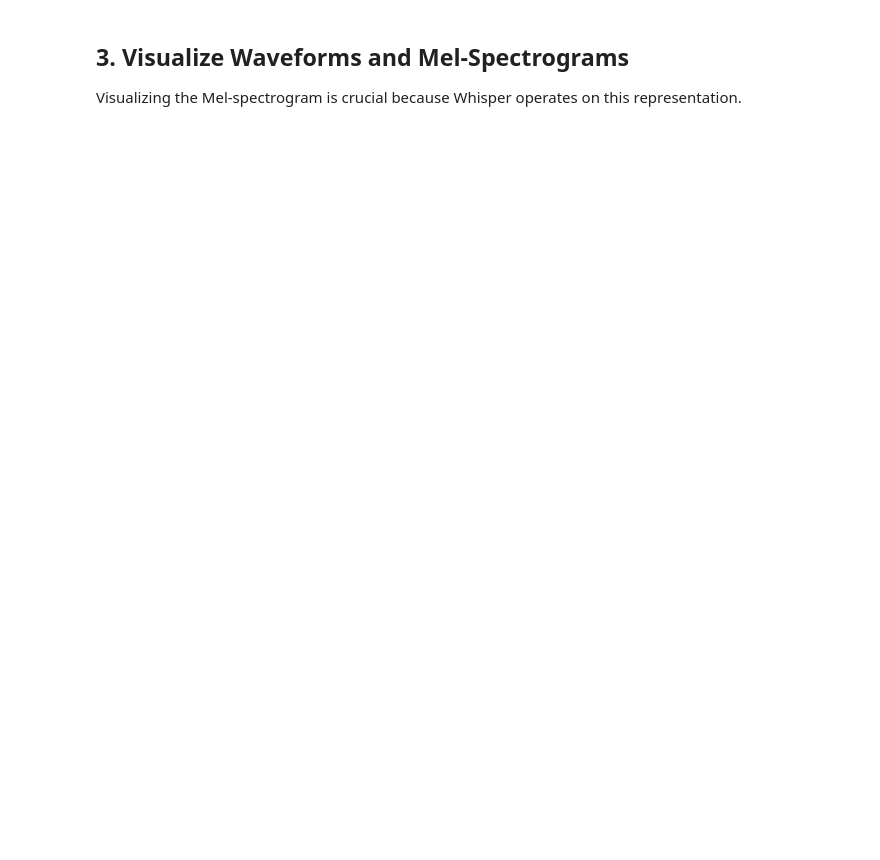
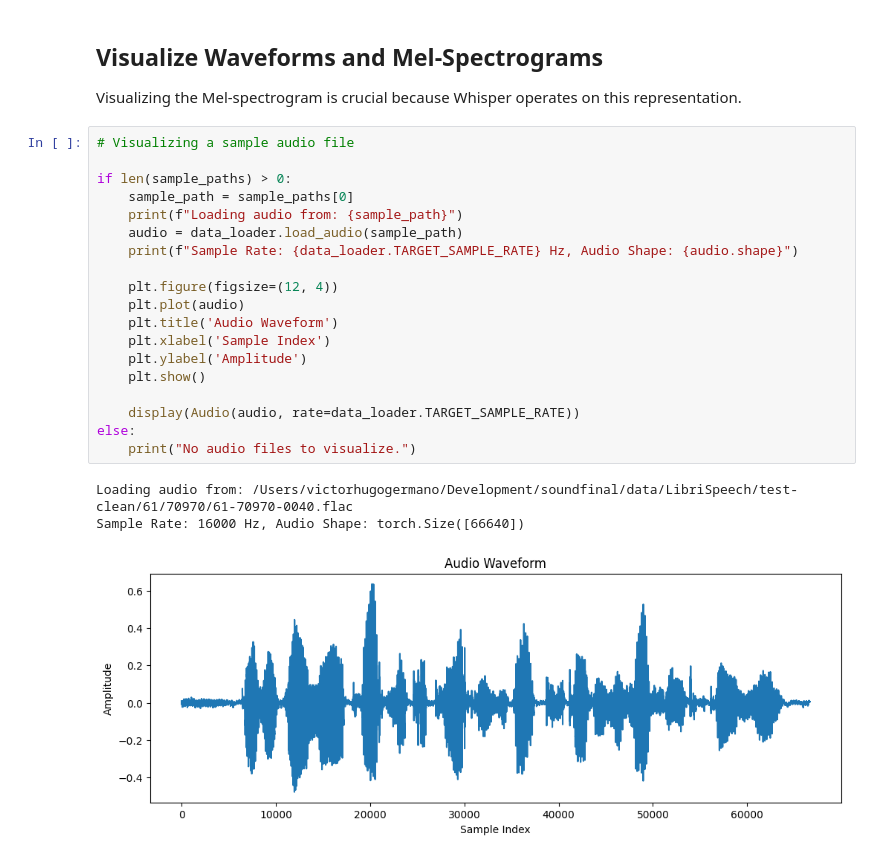
Before and after one commit to victorhg/aai-590-capstone, a Jupyter notebook: notebooks/01_explore_dataset.ipynb, the cells around one changed output. Cells and saved outputs as stored; diff of their text form; blank space fills up the shorter version.

```diff
--- a/notebooks/01_explore_dataset.ipynb
+++ b/notebooks/01_explore_dataset.ipynb
@@ -64,4 +66,27 @@ print(f"Max Duration: {np.max(durations):.2f}s")
 # %% [markdown]
-## 3. Visualize Waveforms and Mel-Spectrograms
+## Visualize Waveforms and Mel-Spectrograms
 
 Visualizing the Mel-spectrogram is crucial because Whisper operates on this representation.
+# %%
+# Visualizing a sample audio file
+
+if len(sample_paths) > 0:
+    sample_path = sample_paths[0]
+    print(f"Loading audio from: {sample_path}")
+    audio = data_loader.load_audio(sample_path)
+    print(f"Sample Rate: {data_loader.TARGET_SAMPLE_RATE} Hz, Audio Shape: {audio.shape}")
+
+    plt.figure(figsize=(12, 4))
+    plt.plot(audio)
+    plt.title('Audio Waveform')
+    plt.xlabel('Sample Index')
+    plt.ylabel('Amplitude')
+    plt.show()
+
+    display(Audio(audio, rate=data_loader.TARGET_SAMPLE_RATE))
+else:
+    print("No audio files to visualize.")
+# %% [output]
+Loading audio from: /Users/victorhugogermano/Development/soundfinal/data/LibriSpeech/test-clean/61/70970/61-70970-0040.flac
+Sample Rate: 16000 Hz, Audio Shape: torch.Size([66640])
+[figure, added]
```
Also changed, not shown: parts of 11 cells of this notebook, 4 other files.
